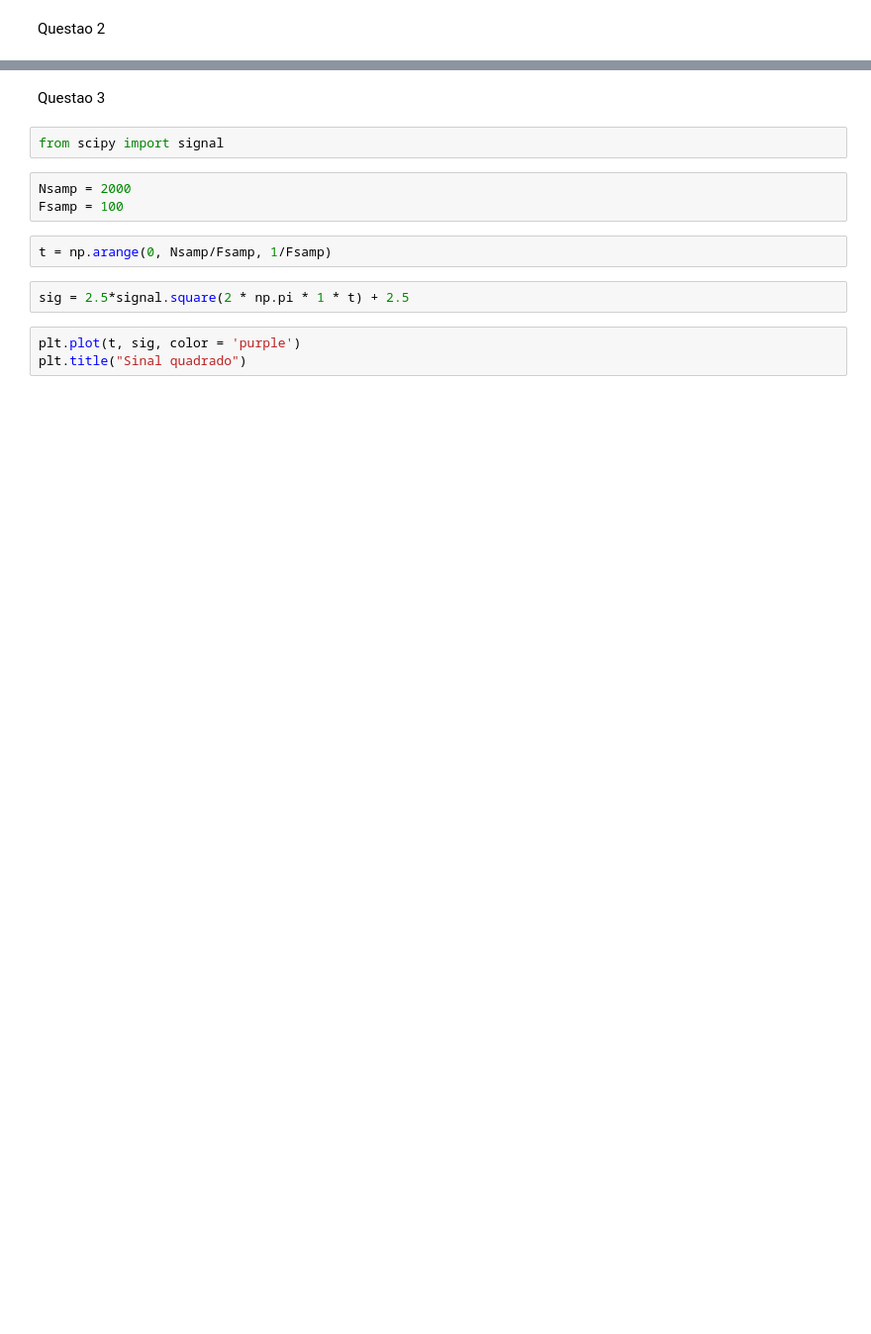
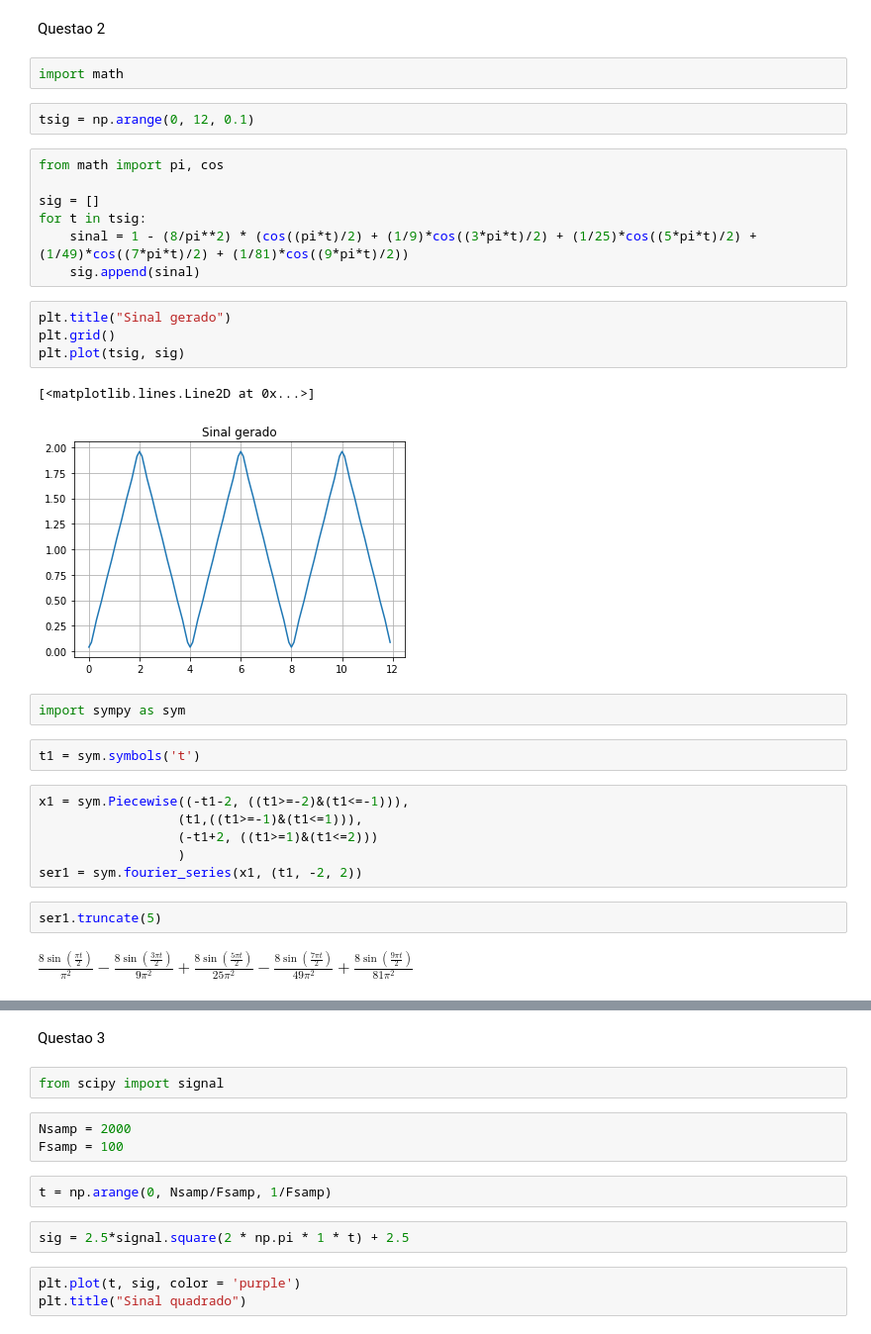
Before and after one commit to JoaoYukio/PCO119, a Jupyter notebook: Atividade 4/Exercicios.ipynb, the cells around one changed output, grey strips where cells are left out. Shown at 99% size. Drawn from its saved outputs; the diff is of its cells as text; blank space fills up the shorter version.

```diff
--- a/Atividade 4/Exercicios.ipynb
+++ b/Atividade 4/Exercicios.ipynb
@@ -153,2 +153,34 @@ amps2
 # %% [markdown]
 Questao 2
+# %%
+import math
+# %%
+tsig = np.arange(0, 12, 0.1)
+# %%
+from math import pi, cos
+
+sig = []
+for t in tsig:
+    sinal = 1 - (8/pi**2) * (cos((pi*t)/2) + (1/9)*cos((3*pi*t)/2) + (1/25)*cos((5*pi*t)/2) + (1/49)*cos((7*pi*t)/2) + (1/81)*cos((9*pi*t)/2))
+    sig.append(sinal)
+# %%
+plt.title("Sinal gerado")
+plt.grid()
+plt.plot(tsig, sig)
+# %% [output]
+[<matplotlib.lines.Line2D at 0x...>]
+[figure, added]
+# %%
+import sympy as sym
+# %%
+t1 = sym.symbols('t')
+# %%
+x1 = sym.Piecewise((-t1-2, ((t1>=-2)&(t1<=-1))),
+                  (t1,((t1>=-1)&(t1<=1))),
+                  (-t1+2, ((t1>=1)&(t1<=2)))
+                  )
+ser1 = sym.fourier_series(x1, (t1, -2, 2))
+# %%
+ser1.truncate(5)
+# %% [output]
+$\displaystyle \frac{8 \sin{\left(\frac{\pi t}{2} \right)}}{\pi^{2}} - \frac{8 \sin{\left(\frac{3 \pi t}{2} \right)}}{9 \pi^{2}} + \frac{8 \sin{\left(\frac{5 \pi t}{2} \right)}}{25 \pi^{2}} - \frac{8 \sin{\left(\frac{7 \pi t}{2} \right)}}{49 \pi^{2}} + \frac{8 \sin{\left(\frac{9 \pi t}{2} \right)}}{81 \pi^{2}}$
```
Also changed, not shown: parts of 4 cells of this notebook.
